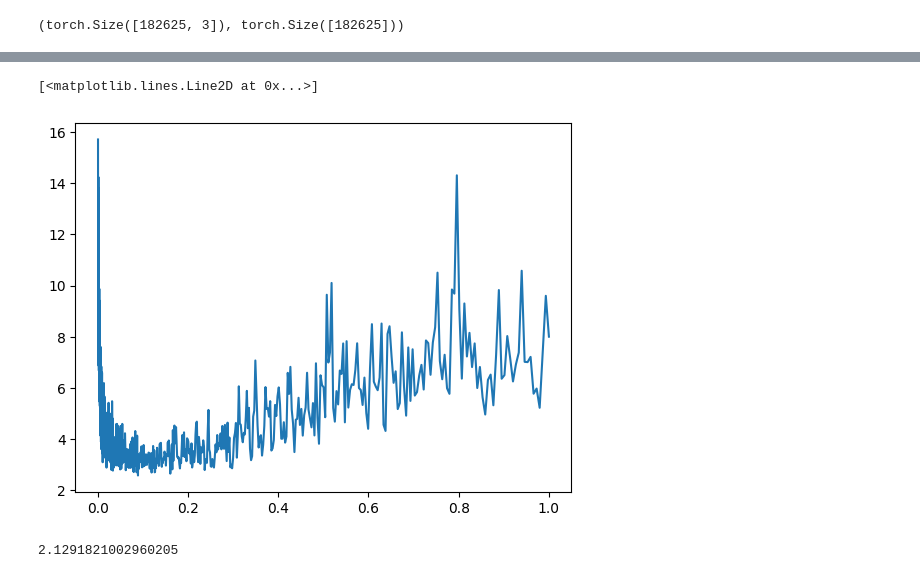
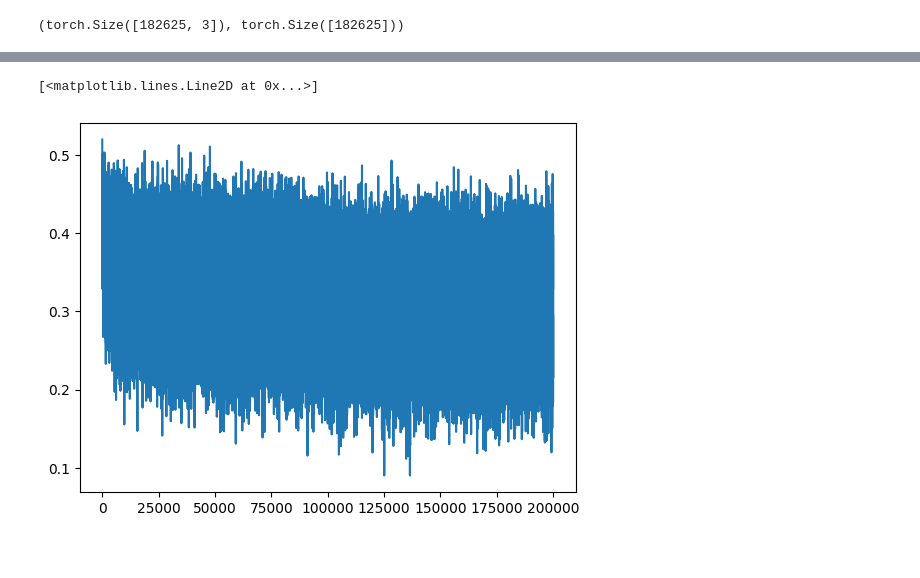
Before and after one commit to ryan-mangeno/seq-gen-torch, a Jupyter notebook: makemore_mlp.ipynb, the cells around one changed output, grey strips where cells are left out. Drawn from its saved outputs; the diff is of its cells as text; code cells hidden in the pictures.

Commit message:
revisiting, making optimizations, fixing initilization of network with kaiming init

```diff
--- a/makemore_mlp.ipynb
+++ b/makemore_mlp.ipynb
@@ -216,4 +228,6 @@ Continuing
 Xtr.shape, Ytr.shape
 # %% [output]
 (torch.Size([182625, 3]), torch.Size([182625]))
+# %%
+kaiming_init = (5/3) / ((n_emb * block_size) ** 0.5)
 # %%
@@ -231,0 +242,40 @@ plt.plot(lrs)
+# %%
+batch_size = 32
+max_steps = 200_000
+lossi = []
+# %%
+for i in range(max_steps):
+
+  # mini batches
+  ix = torch.randint(0, Xtr.shape[0], (batch_size,))
+  Xb, Yb = Xtr[ix], Ytr[ix]
+
+  # forward pass
+  emb = C[Xb]
+  embcat = emb.view(-1, block_size * n_emb)
+  preh = embcat @ W1 + B1
+  h = torch.tanh(preh)
+  logits = h @ W2 + B2
+  loss = F.cross_entropy(logits, Ytr[ix])
+
+  # reset grads
+  for p in params:
+    p.grad = None
+
+  # backward pass
+  loss.backward()
+
+  lr = 0.1
+  if i > 100_000:
+    lr = 0.01
+
+  for p in params:
+    p.data += p.grad * -lr
+
+  lossi.append(loss.log10().item())
+
+  if i % 10000 == 0:
+    print(f'{i:7d}/{max_steps:7d}: {loss.item():.4f}')
+
+  #break # for debugging
+print("200000/200000: ", loss.item())
@@ -232,5 +305,6 @@ plt.plot(lrs)
 # %%
-#plt.plot(lri, lossi)
+# after
+plt.plot(lossi) # no hockey stick
 # %% [output]
 [<matplotlib.lines.Line2D at 0x...>]
-[figure, old version]
+[figure, new version]
@@ -241,30 +310,0 @@ stepi = []
-# %%
-for i in range(20_000):
-
-  # mini batches
-  ix = torch.randint(0, Xtr.shape[0], (32,))
-
-  # forward pass
-  emb = C[Xtr][ix]
-  h = torch.tanh(emb.view(-1, 30) @ W1 + B1)
-  logits = h @ W2 + B2
-  loss = F.cross_entropy(logits, Ytr[ix])
-
-  # reset grads
-  for p in params:
-    p.grad = None
-
-  # backward pass
-  loss.backward()
-
-  lr = 0.01
-  for p in params:
-    p.data += p.grad * -lr
-
-  #lri.append(lre[i])
-  lossi.append(loss.log10().item())
-  stepi.append(i)
-
-print(loss.item())
-# %% [output]
-2.1291821002960205
```
Also changed, not shown: parts of 27 cells of this notebook.
